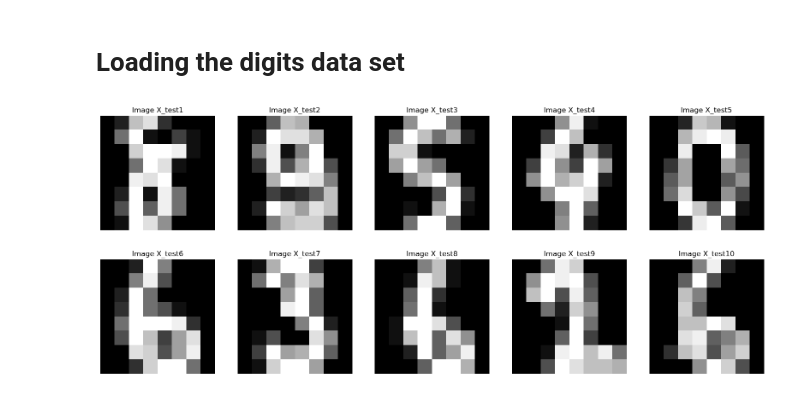
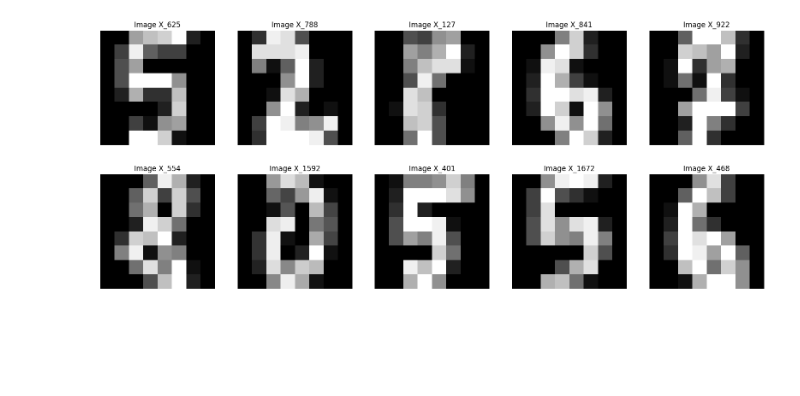
Before and after one commit to Ethan2541/Neural-Network-Library, a Jupyter notebook: experiments/denoiser.ipynb, the cells around one changed output. Saved outputs shown, nothing was run; the diff lists cells and outputs as text; code cells hidden in the pictures; blank space fills up the shorter version.

```diff
--- a/experiments/denoiser.ipynb
+++ b/experiments/denoiser.ipynb
@@ -17,5 +17,3 @@ from sklearn.model_selection import train_test_split
 
 import matplotlib.pyplot as plt
 import numpy as np
-# %% [markdown]
-# Loading the digits data set
@@ -22,22 +25,26 @@ import numpy as np
+# %%
+digits = load_digits()
+
+X = digits.data
+
+# Min-Max Scaling
+x_min = X.min()
+x_max = X.max()
+X = (X - x_min) / (x_max - x_min)
+
+X_noise = add_noise(X)
+X_train, X_test, y_train, y_test = train_test_split(X_noise, X, test_size=0.2)
 # %%
-digits = load_digits()
+n_images = 10
+random_indexes = np.random.choice(range(len(X)), n_images)
+images = X[random_indexes]
 
-X = digits.data
-
-X_train, X_test = train_test_split(X, test_size=0.2)
-
-n_images = 10
-
-random_indexes = np.random.choice(range(len(X_test)), n_images)
-images = X_test[random_indexes]
-
-
-plt.figure(figsize=(20, 8))
+plt.subplots(2, 5, figsize=(20, 8))
 for i in range(n_images):
     plt.subplot(2, 5, i + 1)
     plt.imshow(images[i].reshape(8, 8), cmap='gray')
-    plt.title(f"Image X_test{i+1}")
+    plt.title(f"Image X_{random_indexes[i]}")
     plt.axis('off')
 plt.show()
 # %% [output]
-[figure, old version]
+[figure, new version]
```
Also changed, not shown: parts of 19 cells of this notebook.
